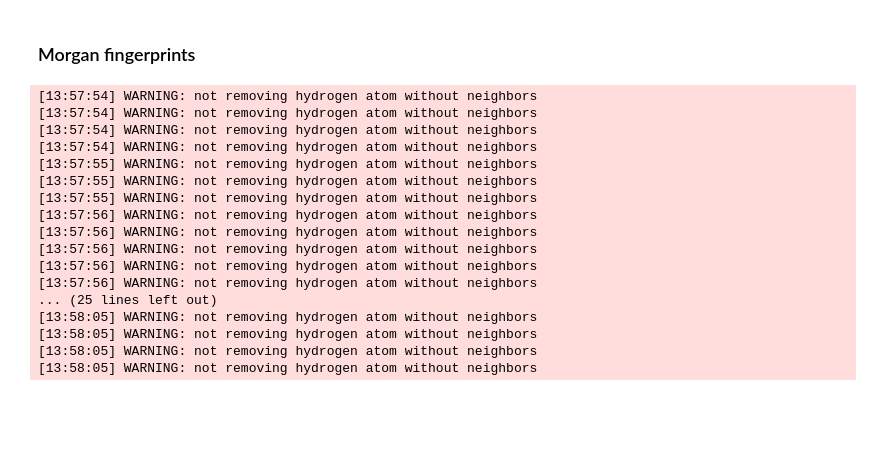
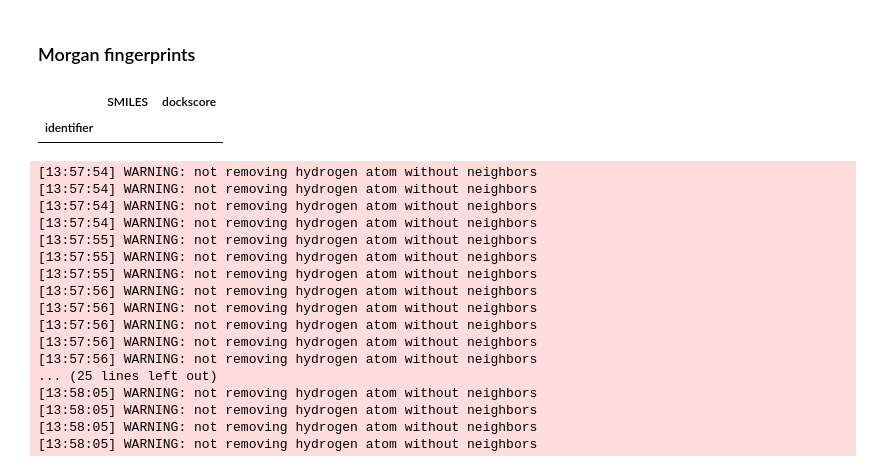
Before and after one commit to zaky02/LibMiner, a Jupyter notebook: clean/cluster_search.ipynb, the cells around one changed output. Cells and saved outputs as stored; diff of their text form; code cells hidden in the pictures; blank space fills up the shorter version.

```diff
--- a/clean/cluster_search.ipynb
+++ b/clean/cluster_search.ipynb
@@ -43,6 +41,11 @@ thou = chem_100
 coco = pd.read_csv(r"..//../Coconut/coconut_csv-03-2025_clean.csv", index_col=0)
 coco_100 = coco.sample(n=100_000, random_state=66)
 thou = coco_100
+# %%
+thou[thou["SMILES"].isin({"hello"})]
+# %% [output]
+|  | SMILES | dockscore |
+| identifier |  |  |
 # %%
 sure = pd.read_csv(r"..//../SureChEMBL_20141001_1_clean.csv", index_col=0)
 sure_100 = sure.sample(n=100_000, random_state=66)
```
Also changed, not shown: parts of 53 cells of this notebook, 5 other files.
